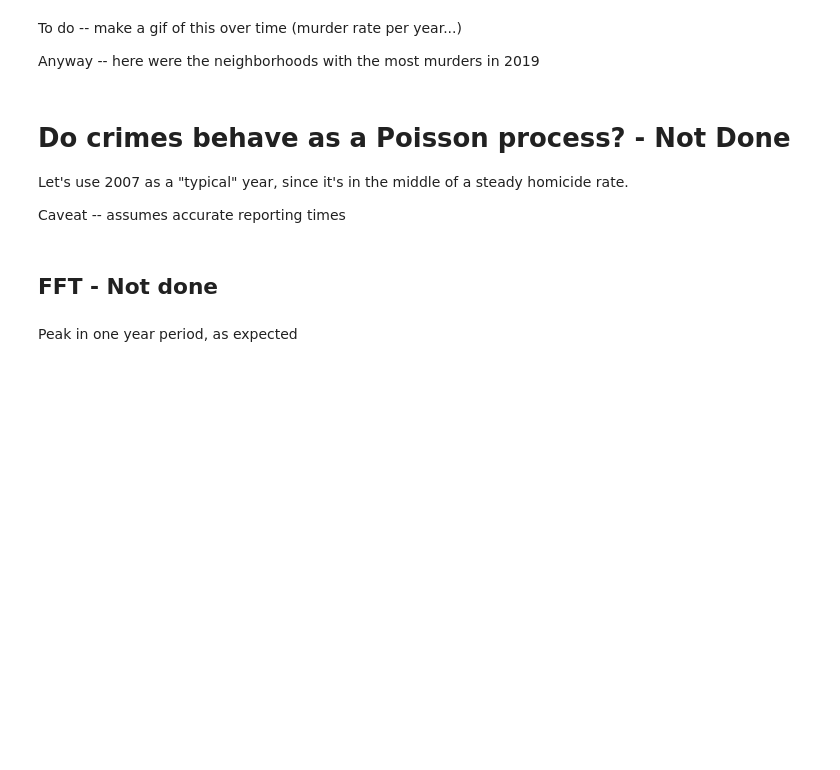
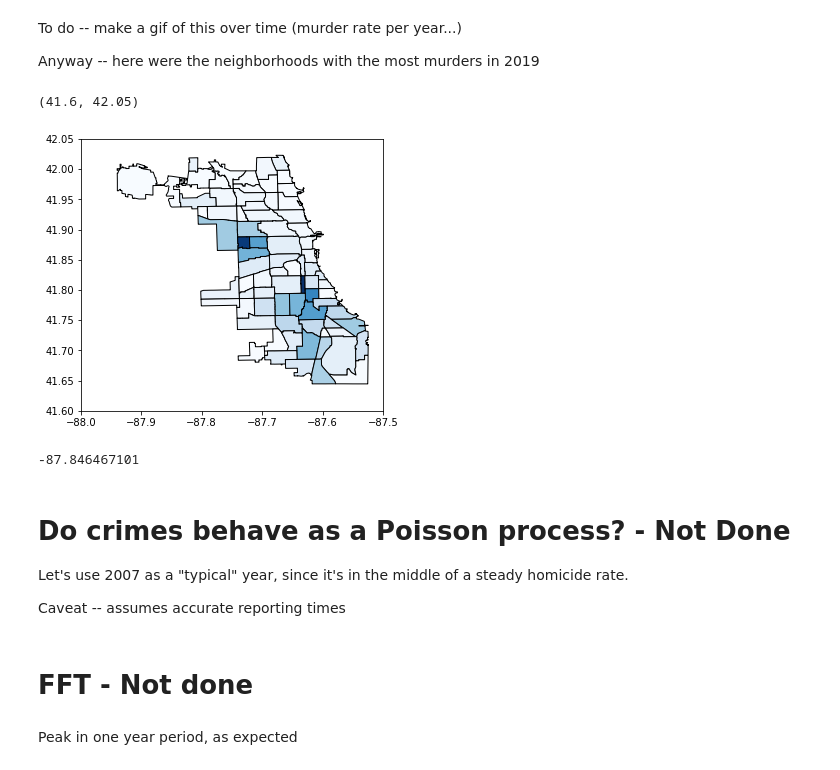
Before and after one commit to emapple/chicago-crime, a Jupyter notebook: Chicago-crime.ipynb, the cells around one changed output. Saved outputs shown, nothing was run; the diff lists cells and outputs as text; code cells hidden in the pictures; blank space fills up the shorter version.

```diff
--- a/Chicago-crime.ipynb
+++ b/Chicago-crime.ipynb
@@ -158,15 +315,27 @@ census_dat.loc[neighborhood_rates.sort_values(ascending=False).index].head()
 # %%
-ax = geodf.plot(edgecolor='k', facecolor=cmap1.to_rgba(neighborhood_rates.loc[geodf['area_num_1'].astype(int)]),
-                figsize=(10, 10))
-fig = ax.get_figure()
+fig, ax = plt.subplots(1, 1)
+fig.set_size_inches(10, )
+
+geodf.plot(edgecolor='k', facecolor=cmap1.to_rgba(neighborhood_rates.loc[geodf['area_num_1'].astype(int)]),
+               ax=ax, legend=True, legend_kwds={'orientation' : 'horizontal'})
+# fig = ax.get_figure()
 cax = fig.add_axes([0.95, 0.15, 0.025, 0.7])
-cbar = fig.colorbar(cmap1, cax=cax)
-cbar.set_label('Murders per year per 100k people', rotation=270, fontsize=20, labelpad=20)
+# cbar = fig.colorbar(cmap1)
+# years = subview['Year'].value_counts().index
+if len(years) > 1:
+    year_label = f'{subview["Year"].value_counts().index.min()} to {subview["Year"].value_counts().index.max()}'
+else:
+    year_label = f'{subview["Year"].value_counts().index[0]}'
+cbar.set_label(f'Murders per 100k people, ' + year_label, rotation=270, fontsize=20, labelpad=20)
 ax.set_xlim([-88, -87.5])
 ax.set_ylim([41.6, 42.05])
+# %% [output]
+(41.6, 42.05)
+[figure, added]
 # %%
-plt.hexbin(crimedata[crimedata['Primary Type']=='HOMICIDE'].Longitude,
-         crimedata[crimedata['Primary Type']=='HOMICIDE'].Latitude)
+crimedata[crimedata['Primary Type'] == 'HOMICIDE'].Longitude.min()
+# %% [output]
+-87.846467101
 # %% [markdown]
 # Do crimes behave as a Poisson process? - Not Done
 
@@ -192,7 +361,7 @@ for crimetype in ['HOMICIDE', 'THEFT', 'BATTERY']:
     ax.set_ylabel('Count')
     plt.legend(loc='best')
 # %% [markdown]
-## FFT - Not done
+# FFT - Not done
 # %%
 crime_days = (crimedata.index - pd.to_datetime('Jan 01 2001')).days.value_counts().sort_index()
 homicide_days = (crimedata[crimedata['Primary Type'] == 'HOMICIDE'].index -
```
Also changed, not shown: parts of 12 cells of this notebook.
